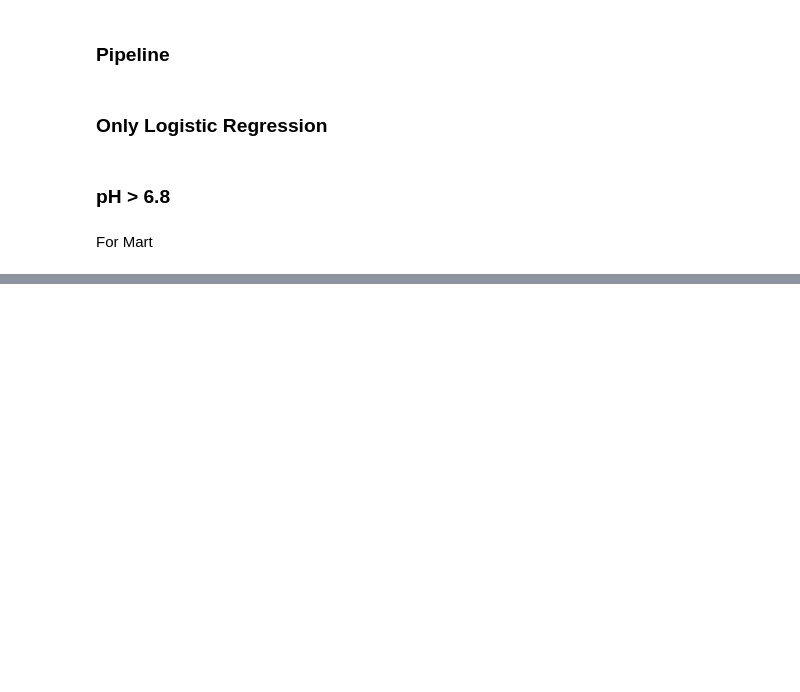
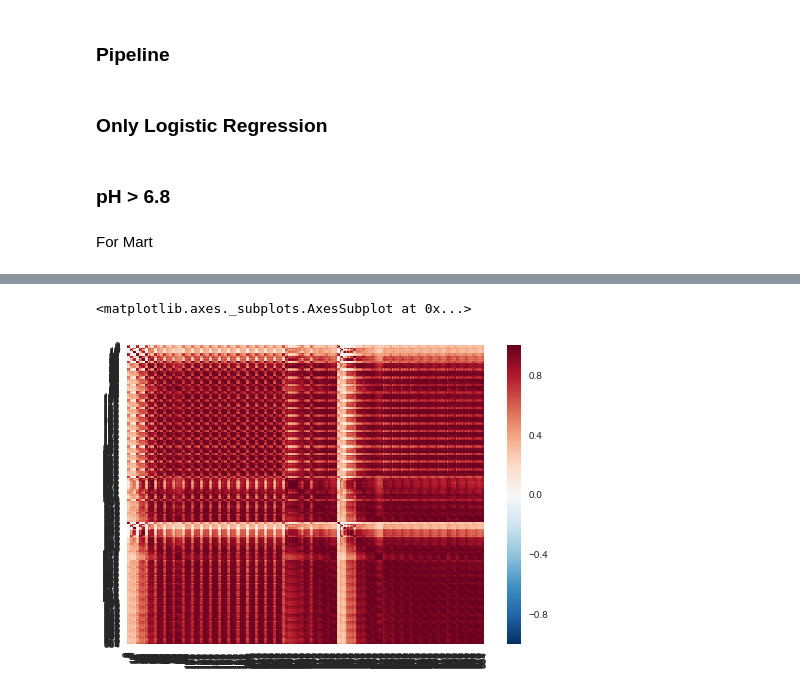
Before and after one commit to JCardenasRdz/acidoCEST_ML, a Jupyter notebook: notebooks/Ratiometric vs ML June 2019_Iopamidol-LINEAR REGRESSION.ipynb, the cells around one changed output, grey strips where cells are left out. Cells and saved outputs as stored; diff of their text form; code cells hidden in the pictures; blank space fills up the shorter version.

```diff
--- a/notebooks/Ratiometric vs ML June 2019_Iopamidol-LINEAR REGRESSION.ipynb
+++ b/notebooks/Ratiometric vs ML June 2019_Iopamidol-LINEAR REGRESSION.ipynb
@@ -482,0 +533,5 @@ clf_pca.predict(X)
+# %%
+sns.heatmap(np.corrcoef(X) , vmin=-1, vmax=1  )
+# %% [output]
+<matplotlib.axes._subplots.AxesSubplot at 0x...>
+[figure, added]
```
Also changed, not shown: parts of 12 cells of this notebook.
